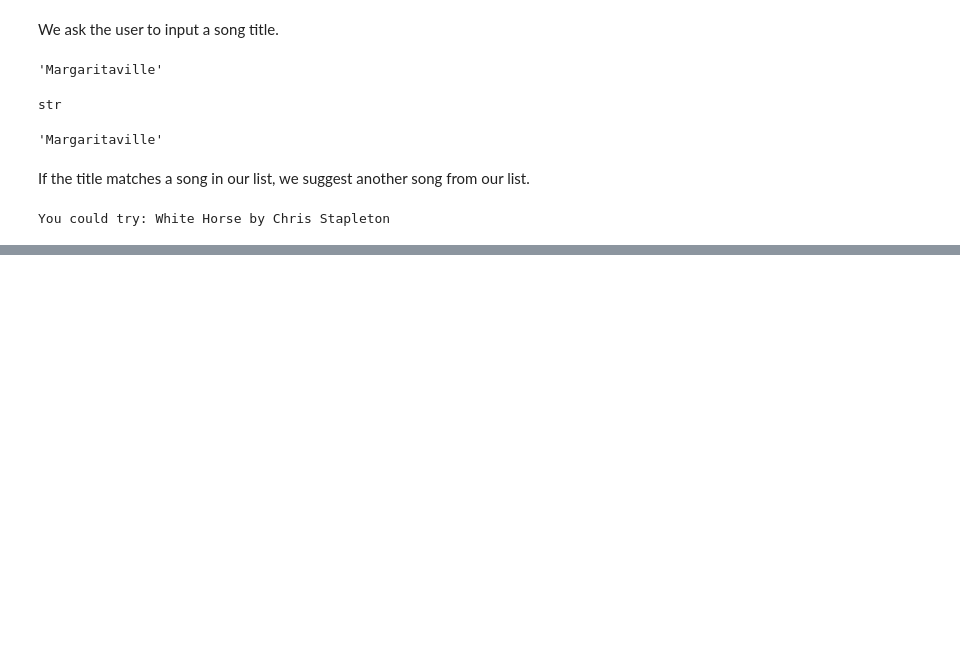
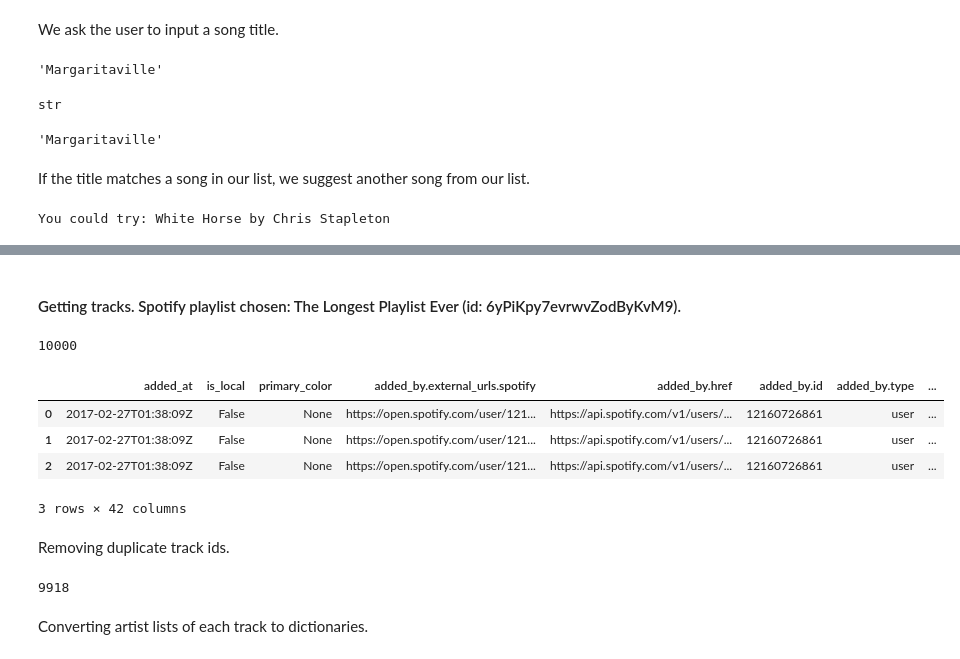
Before and after one commit to 92CMDiego/lab-web-scraping-single-page, a Jupyter notebook: lab-gnod-project.ipynb, the cells around one changed output, grey strips where cells are left out. Saved outputs shown, nothing was run; the diff lists cells and outputs as text; code cells hidden in the pictures; blank space fills up the shorter version.

```diff
--- a/lab-gnod-project.ipynb
+++ b/lab-gnod-project.ipynb
@@ -161,0 +183,22 @@ You could try: White Horse by Chris Stapleton
+# %%
+sp = spotipy.Spotify(auth_manager=SpotifyClientCredentials(client_id=secrets_dict['clientid'],
+                                                           client_secret=secrets_dict['clientsecret']))
+# %% [markdown]
+#### Getting tracks. Spotify playlist chosen: The Longest Playlist Ever (id: 6yPiKpy7evrwvZodByKvM9).
+# %%
+from random import randint
+from time import sleep
+
+def get_playlist_tracks(playlist_id):
+    results = sp.user_playlist_tracks("spotify",playlist_id)
+    tracks = results['items']
+    while results['next']!=None:
+        results = sp.next(results)
+        tracks = tracks + results['items']
+        sleep(randint(1,2500)/1000)
+    return tracks
+# %%
+all_tracks = get_playlist_tracks("6yPiKpy7evrwvZodByKvM9")
+len(all_tracks)
+# %% [output]
+10000
@@ -161,0 +207,10 @@ You could try: White Horse by Chris Stapleton
+# %%
+tracks = json_normalize(all_tracks)
+# %%
+tracks.head(3)
+# %% [output]
+|  | added_at | is_local | primary_color | added_by.external_urls.spotify | added_by.href | added_by.id | added_by.type | ... |
+| 0 | 2017-02-27T01:38:09Z | False | None | https://open.spotify.com/user/121... | https://api.spotify.com/v1/users/... | 12160726861 | user | ... |
+| 1 | 2017-02-27T01:38:09Z | False | None | https://open.spotify.com/user/121... | https://api.spotify.com/v1/users/... | 12160726861 | user | ... |
+| 2 | 2017-02-27T01:38:09Z | False | None | https://open.spotify.com/user/121... | https://api.spotify.com/v1/users/... | 12160726861 | user | ... |
+3 rows × 42 columns
@@ -161,0 +219,2 @@ You could try: White Horse by Chris Stapleton
+# %% [markdown]
+Removing duplicate track ids.
@@ -161,0 +223,4 @@ You could try: White Horse by Chris Stapleton
+# %%
+len(tracks)
+# %% [output]
+9918
@@ -161,0 +229,2 @@ You could try: White Horse by Chris Stapleton
+# %% [markdown]
+Converting artist lists of each track to dictionaries.
```
Also changed, not shown: parts of 56 cells of this notebook, 3 other files.
